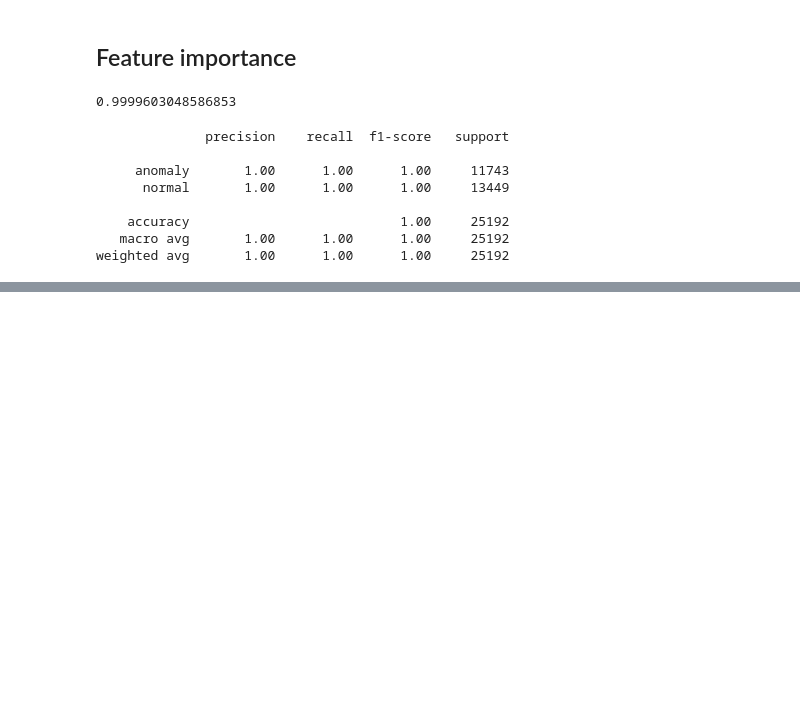
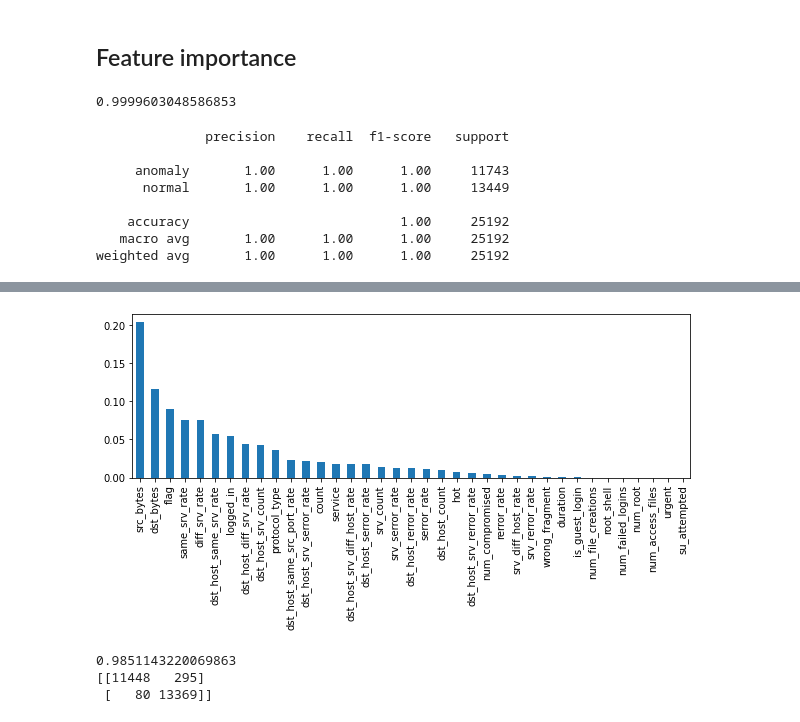
Before and after one commit to mein0121/Intrusion-Detection, a Jupyter notebook: 신영일/IntrusionDetection.ipynb, the cells around one changed output, grey strips where cells are left out. Cells and saved outputs as stored; diff of their text form; code cells hidden in the pictures; blank space fills up the shorter version.

```diff
--- a/신영일/IntrusionDetection.ipynb
+++ b/신영일/IntrusionDetection.ipynb
@@ -742,0 +747,7 @@ array([[11464,   279],
+# %%
+getScore(X_train3)
+# %% [output]
+[figure, added]
+0.9851143220069863
+[[11448   295]
+ [   80 13369]]
```
Also changed, not shown: parts of 79 cells of this notebook.
